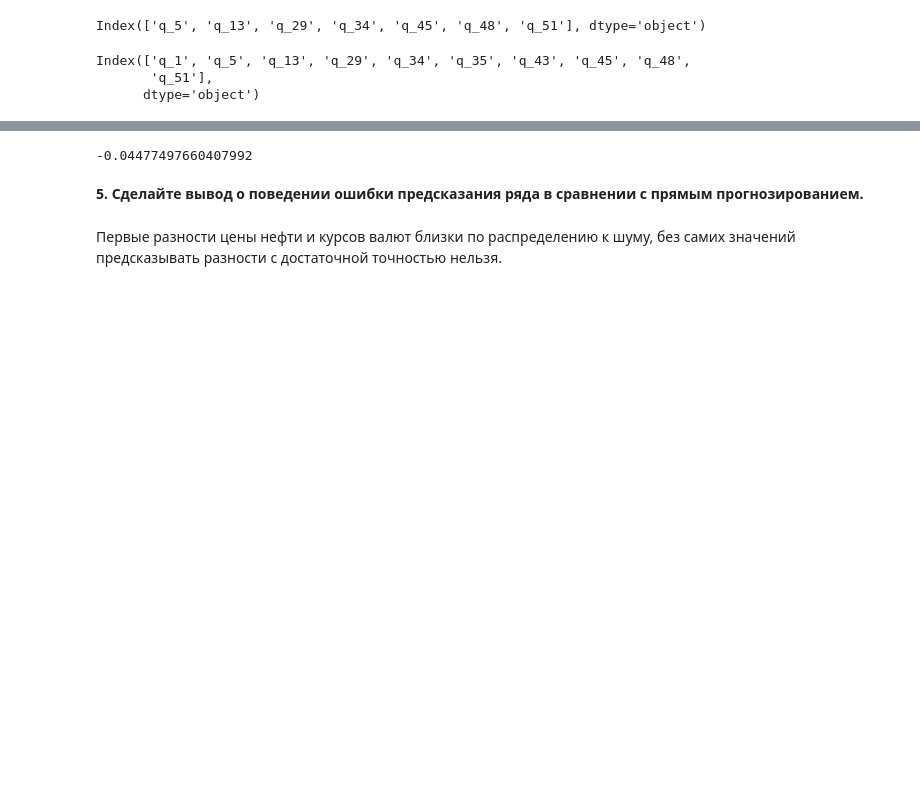
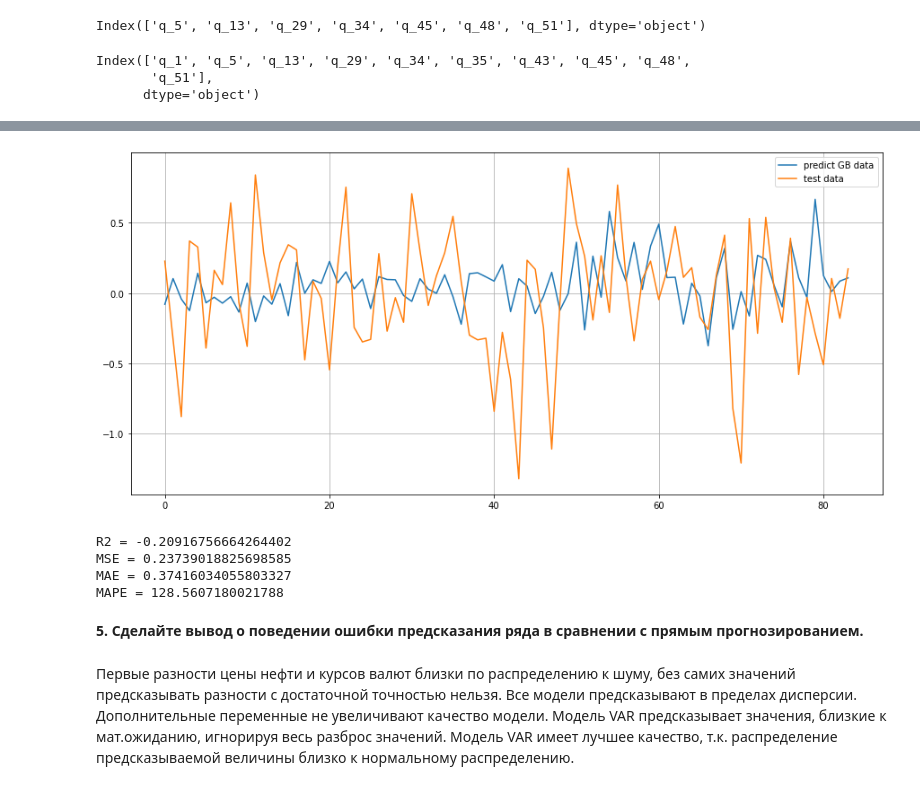
Before and after one commit to GruXsqK/ML_in_business, a Jupyter notebook: Lesson_5/Lesson_5.ipynb, the cells around one changed output, grey strips where cells are left out. Cells and saved outputs as stored; diff of their text form; code cells hidden in the pictures; blank space fills up the shorter version.

```diff
--- a/Lesson_5/Lesson_5.ipynb
+++ b/Lesson_5/Lesson_5.ipynb
@@ -271,11 +321,28 @@ clf.best_params_
 model = GradientBoostingRegressor(random_state=21, max_depth=2, min_samples_leaf=1, n_estimators=100)
 model.fit(X_train_sc_new, y_train_sc.ravel())
 pred = model.predict(X_test_sc_new)
-
-print(r2_score(y_test_sc, pred))
-# %% [output]
--0.04477497660407992
+# %%
+plt.figure(figsize=(15, 7))
+
+plt.plot(pred, label='predict GB data' )
+plt.plot(y_test, label='test data')
+
+plt.legend()
+plt.grid()
+plt.show()
+# %% [output]
+[figure, added]
+# %%
+print(f'R2 = {r2_score(y_test, pred)}')
+print(f'MSE = {mean_squared_error(y_test, pred)}')
+print(f'MAE = {mean_absolute_error(y_test, pred)}')
+print(f'MAPE = {mean_absolute_percentage_error(y_test, pred)}')
+# %% [output]
+R2 = -0.20916756664264402
+MSE = 0.23739018825698585
+MAE = 0.37416034055803327
+MAPE = 128.5607180021788
 # %% [markdown]
 __5. Сделайте вывод о поведении ошибки предсказания ряда в сравнении с прямым прогнозированием.__
 # %% [markdown]
-Первые разности цены нефти и курсов валют близки по распределению к шуму, без самих значений предсказывать разности с достаточной точностью нельзя.
+Первые разности цены нефти и курсов валют близки по распределению к шуму, без самих значений предсказывать разности с достаточной точностью нельзя. Все модели предсказывают в пределах дисперсии. Дополнительные переменные не увеличивают качество модели. Модель VAR предсказывает значения, близкие к мат.ожиданию, игнорируя весь разброс значений. Модель VAR имеет лучшее качество, т.к. распределение предсказываемой величины близко к нормальному распределению.
```
Also changed, not shown: parts of 13 cells of this notebook.
